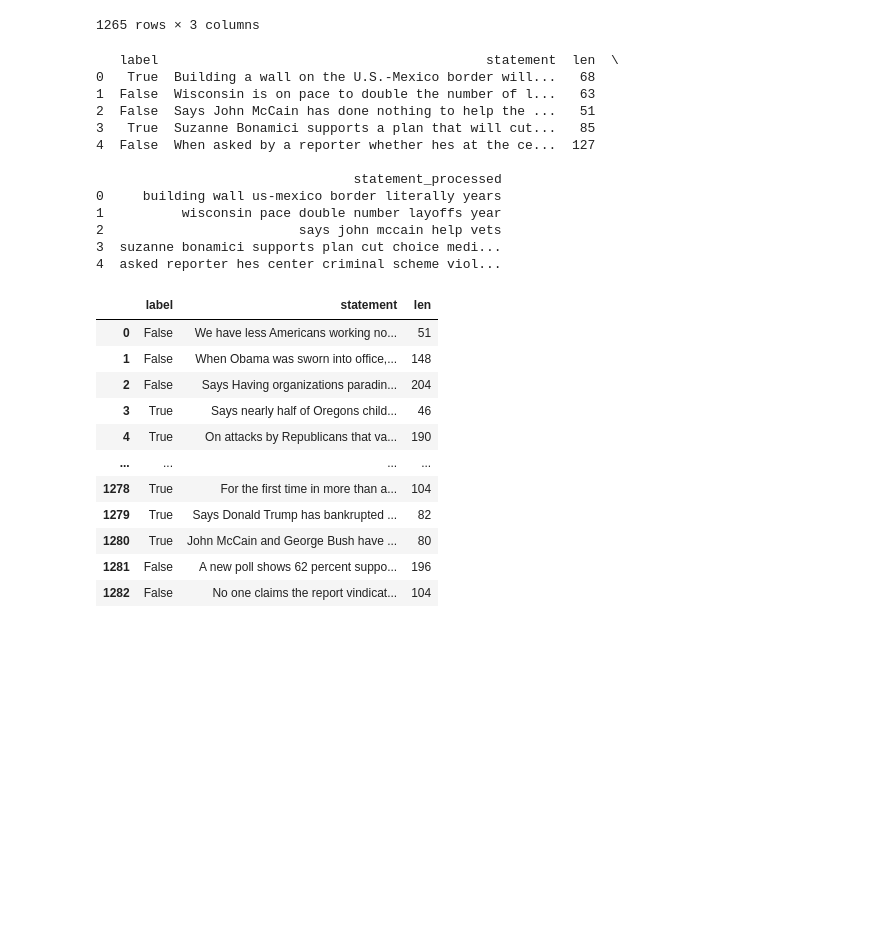
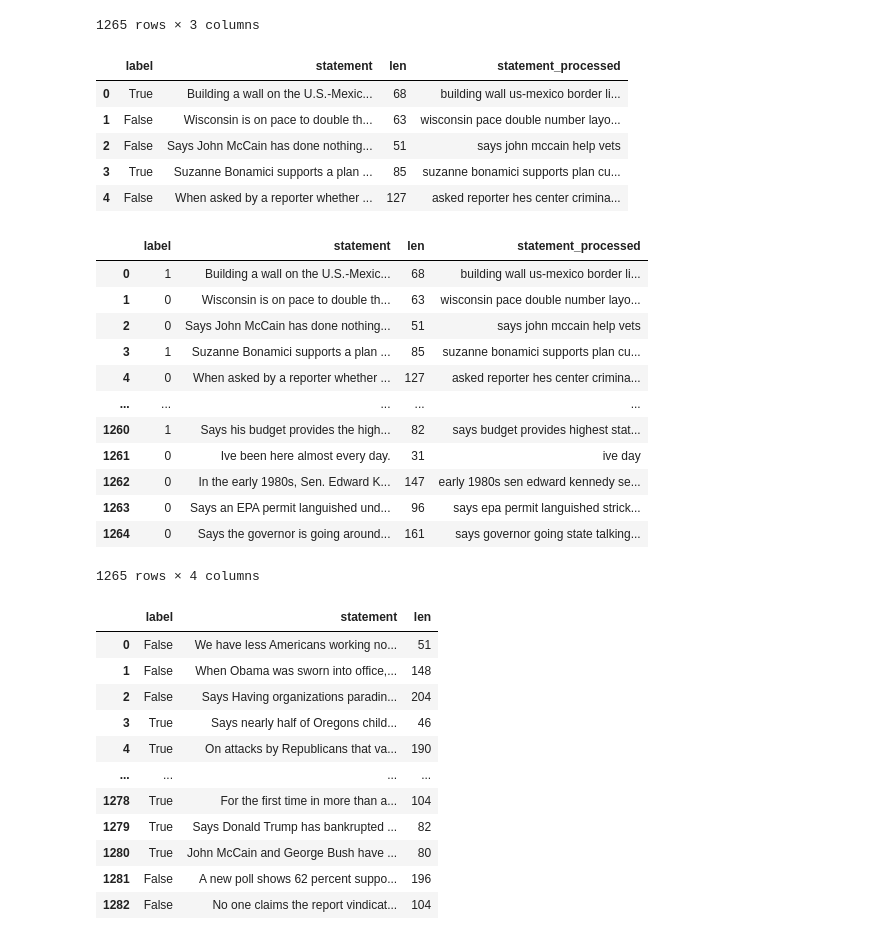
Before and after one commit to RimiSharma/SharpestMinds_mini_projects, a Jupyter notebook: Activation_functions/activation_function.ipynb, the cells around one changed output. Drawn from its saved outputs; the diff is of its cells as text; code cells hidden in the pictures; blank space fills up the shorter version.

```diff
--- a/Activation_functions/activation_function.ipynb
+++ b/Activation_functions/activation_function.ipynb
@@ -542,21 +555,33 @@ revised_test_news['statement_processed'] = revised_test_news['statement_processe
 revised_test_news['statement_processed'] = revised_test_news['statement_processed'].apply(lambda x: ' '.join([word for word in x.split() if word not in (stop)]))
 
 # Print the processed titles of the first rows
-print(revised_test_news.head())
+display(revised_test_news.head())
 # %% [output]
-   label                                          statement  len  \
-0   True  Building a wall on the U.S.-Mexico border will...   68
-1  False  Wisconsin is on pace to double the number of l...   63
-2  False  Says John McCain has done nothing to help the ...   51
-3   True  Suzanne Bonamici supports a plan that will cut...   85
-4  False  When asked by a reporter whether hes at the ce...  127
-
-                                 statement_processed
-0     building wall us-mexico border literally years
-1          wisconsin pace double number layoffs year
-2                         says john mccain help vets
-3  suzanne bonamici supports plan cut choice medi...
-4  asked reporter hes center criminal scheme viol...
+|  | label | statement | len | statement_processed |
+| 0 | True | Building a wall on the U.S.-Mexic... | 68 | building wall us-mexico border li... |
+| 1 | False | Wisconsin is on pace to double th... | 63 | wisconsin pace double number layo... |
+| 2 | False | Says John McCain has done nothing... | 51 | says john mccain help vets |
+| 3 | True | Suzanne Bonamici supports a plan ... | 85 | suzanne bonamici supports plan cu... |
+| 4 | False | When asked by a reporter whether ... | 127 | asked reporter hes center crimina... |
+# %%
+labelEncoder = LabelEncoder()
+revised_test_news['label'].value_counts()
+revised_test_news['label'] = labelEncoder.fit_transform(revised_test_news['label'])
+display(revised_test_news)
+# %% [output]
+|  | label | statement | len | statement_processed |
+| 0 | 1 | Building a wall on the U.S.-Mexic... | 68 | building wall us-mexico border li... |
+| 1 | 0 | Wisconsin is on pace to double th... | 63 | wisconsin pace double number layo... |
+| 2 | 0 | Says John McCain has done nothing... | 51 | says john mccain help vets |
+| 3 | 1 | Suzanne Bonamici supports a plan ... | 85 | suzanne bonamici supports plan cu... |
+| 4 | 0 | When asked by a reporter whether ... | 127 | asked reporter hes center crimina... |
+| ... | ... | ... | ... | ... |
+| 1260 | 1 | Says his budget provides the high... | 82 | says budget provides highest stat... |
+| 1261 | 0 | Ive been here almost every day. | 31 | ive day |
+| 1262 | 0 | In the early 1980s, Sen. Edward K... | 147 | early 1980s sen edward kennedy se... |
+| 1263 | 0 | Says an EPA permit languished und... | 96 | says epa permit languished strick... |
+| 1264 | 0 | Says the governor is going around... | 161 | says governor going state talking... |
+1265 rows × 4 columns
 # %%
 revised_valid_news
 # %% [output]
```
Also changed, not shown: parts of 20 cells of this notebook.
